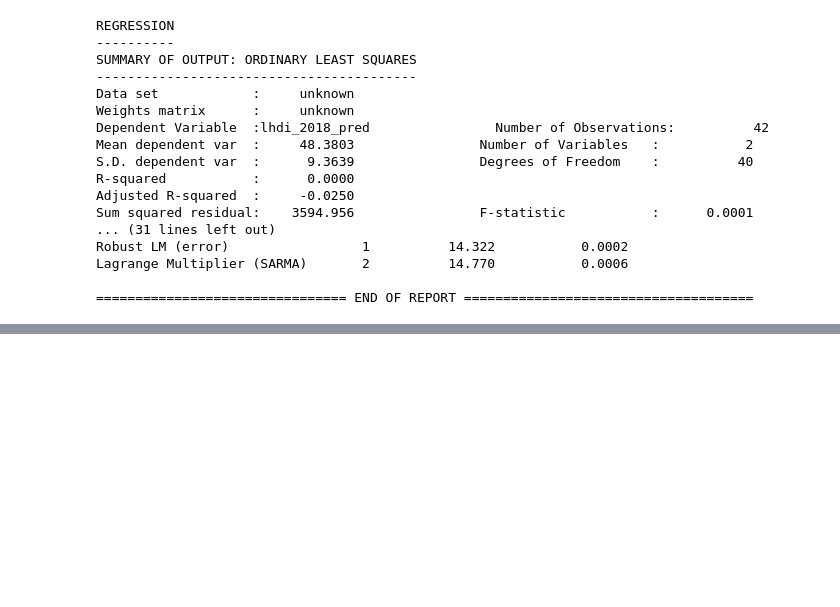
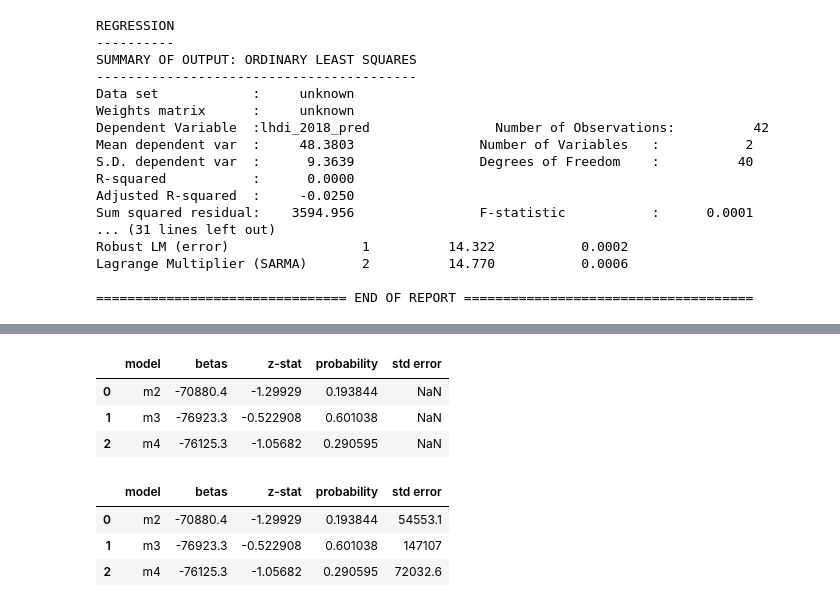
Before and after one commit to stefanacioban/aidr-madc, a Jupyter notebook: pilot_project.ipynb, the cells around one changed output, grey strips where cells are left out. Saved outputs shown, nothing was run; the diff lists cells and outputs as text; code cells hidden in the pictures; blank space fills up the shorter version.

```diff
--- a/pilot_project.ipynb
+++ b/pilot_project.ipynb
@@ -578,0 +697,20 @@ Lagrange Multiplier (SARMA)       2          14.770           0.0006
+# %%
+comparison.loc[comparison['model']=='m2', 'probability'] = m2.z_stat[1][1]
+comparison.loc[comparison['model']=='m3', 'probability'] = m3.z_stat[1][1]
+comparison.loc[comparison['model']=='m4', 'probability'] = m4.z_stat[1][1]
+comparison.head()
+# %% [output]
+|  | model | betas | z-stat | probability | std error |
+| 0 | m2 | -70880.4 | -1.29929 | 0.193844 | NaN |
+| 1 | m3 | -76923.3 | -0.522908 | 0.601038 | NaN |
+| 2 | m4 | -76125.3 | -1.05682 | 0.290595 | NaN |
+# %%
+comparison.loc[comparison['model']=='m2', 'std error'] = m2.std_err[1] # fill in the coefficients
+comparison.loc[comparison['model']=='m3', 'std error'] = m3.std_err[1]
+comparison.loc[comparison['model']=='m4', 'std error'] = m4.std_err[1]
+comparison.head()
+# %% [output]
+|  | model | betas | z-stat | probability | std error |
+| 0 | m2 | -70880.4 | -1.29929 | 0.193844 | 54553.1 |
+| 1 | m3 | -76923.3 | -0.522908 | 0.601038 | 147107 |
+| 2 | m4 | -76125.3 | -1.05682 | 0.290595 | 72032.6 |
```
Also changed, not shown: parts of 26 cells of this notebook.
